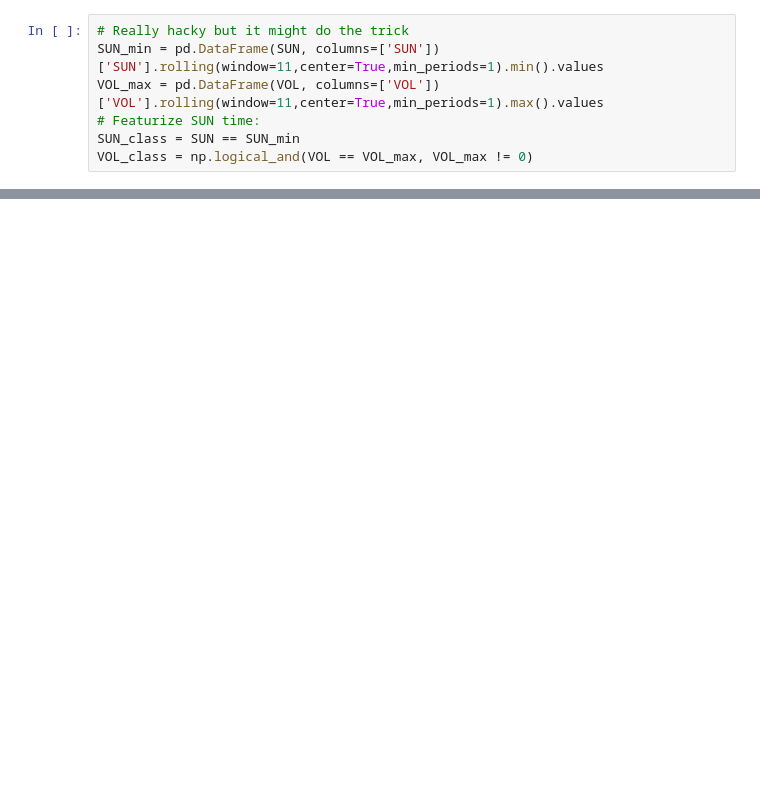
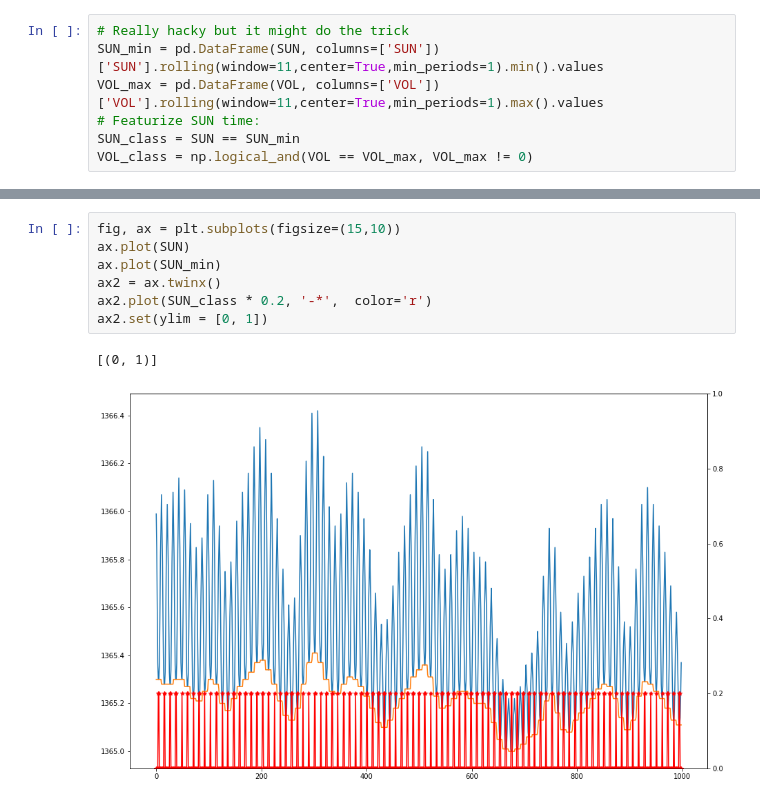
Before and after one commit to HIDA-Datathon/team_agnostic, a Jupyter notebook: SensorArray.ipynb, the cells around one changed output, grey strips where cells are left out. Drawn from its saved outputs; the diff is of its cells as text; blank space fills up the shorter version.

```diff
--- a/SensorArray.ipynb
+++ b/SensorArray.ipynb
@@ -139,0 +190,10 @@ len_lon
+# %%
+fig, ax = plt.subplots(figsize=(15,10))
+ax.plot(SUN)
+ax.plot(SUN_min)
+ax2 = ax.twinx()
+ax2.plot(SUN_class * 0.2, '-*',  color='r')
+ax2.set(ylim = [0, 1])
+# %% [output]
+[(0, 1)]
+[figure, added]
```
Also changed, not shown: parts of 19 cells of this notebook, 7 other files.
